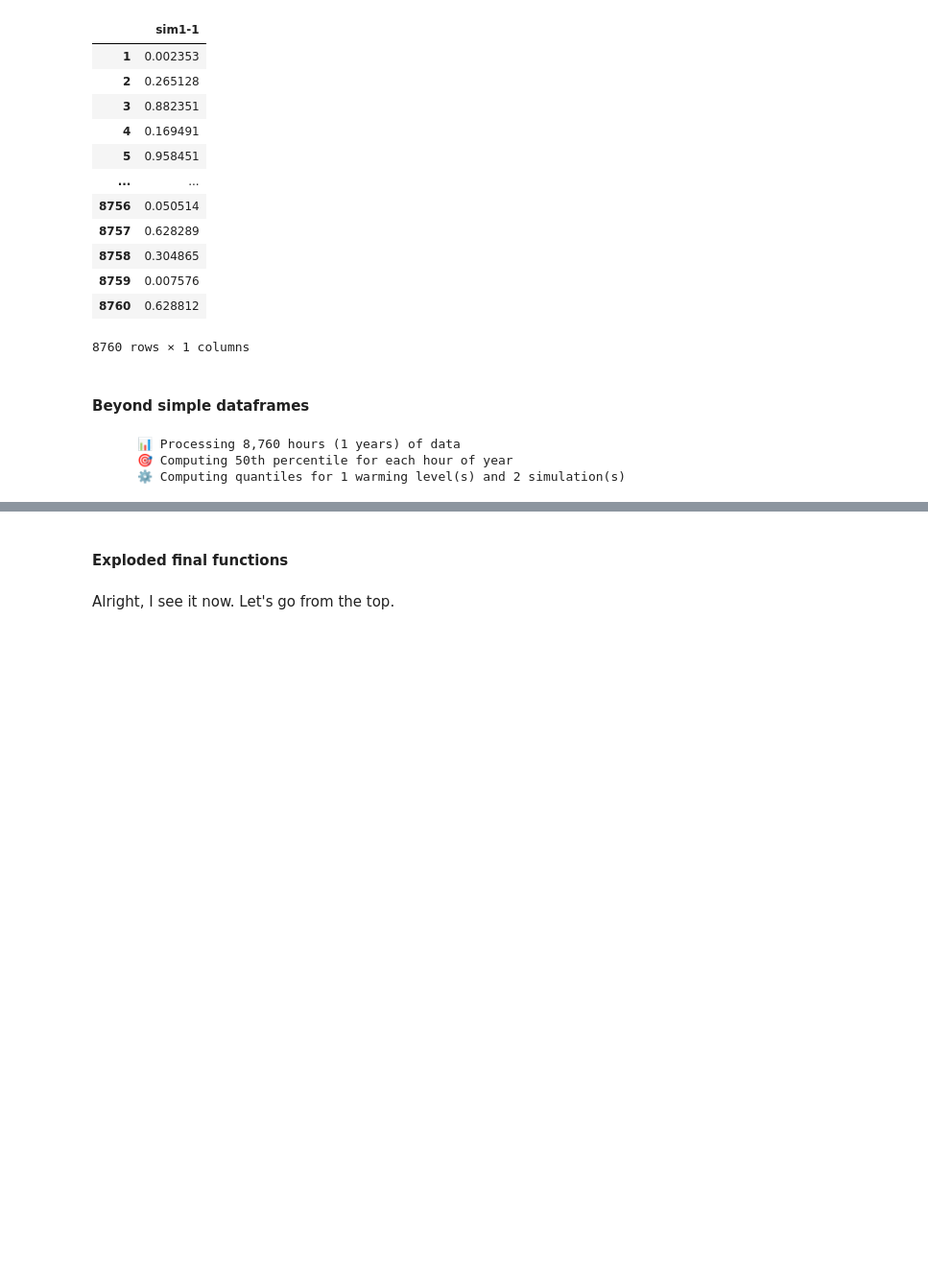
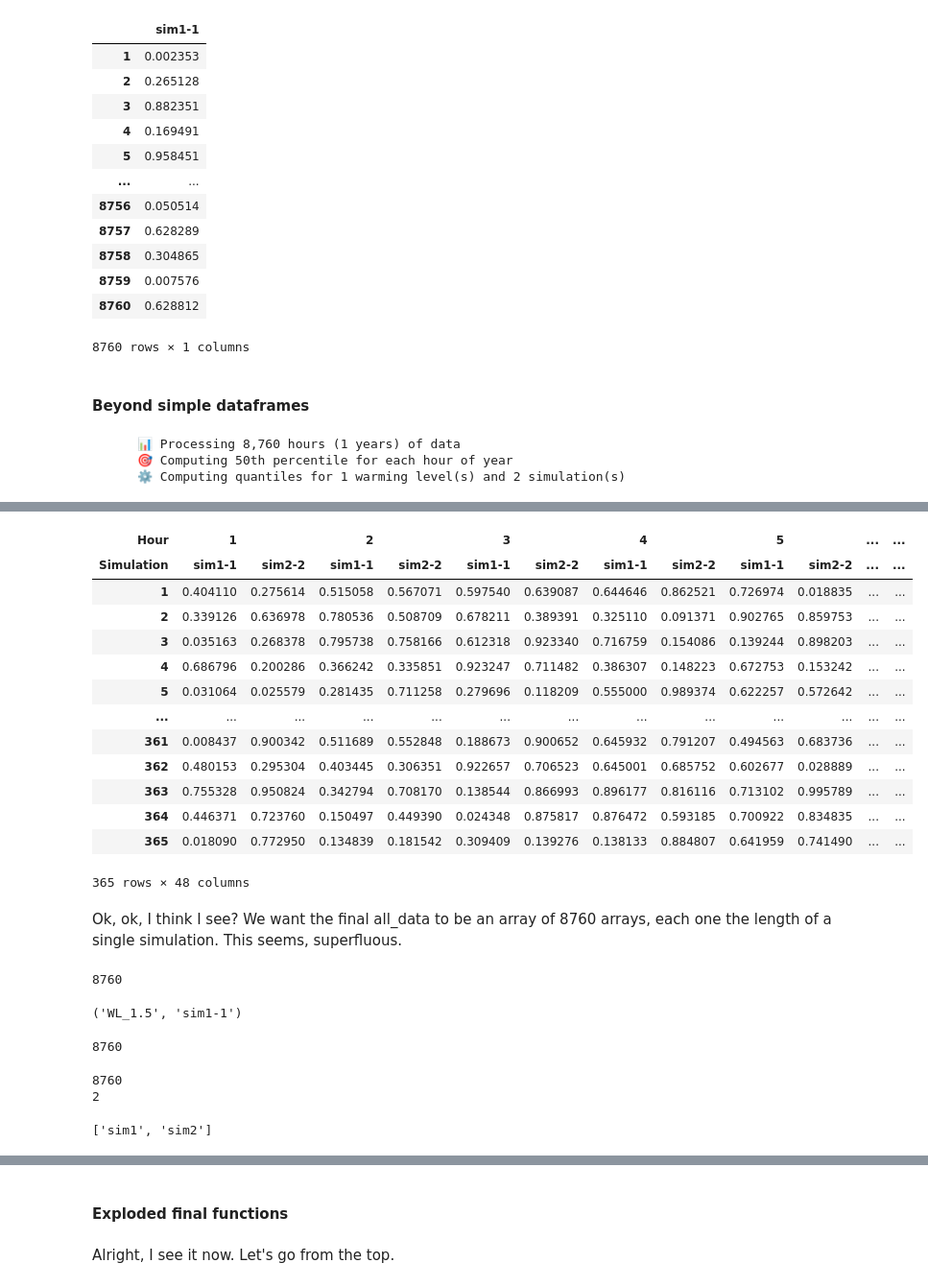
Before and after one commit to cal-adapt/climakitae, a Jupyter notebook: DEV_sy_export.ipynb, the cells around one changed output, grey strips where cells are left out. Shown at 96% size. Drawn from its saved outputs; the diff is of its cells as text; code cells hidden in the pictures; blank space fills up the shorter version.

Commit message:
first pass at multi sim, single wl complete

```diff
--- a/DEV_sy_export.ipynb
+++ b/DEV_sy_export.ipynb
@@ -1001,0 +1086,3 @@ profile_data_reshaped_multi_sim, profile_data_1d_multi_sim = compute_profile(sam
+# %%
+testing_all_data_og = all_data
+profile_data_reshaped_multi_sim
@@ -1001,0 +1120,4 @@ profile_data_reshaped_multi_sim, profile_data_1d_multi_sim = compute_profile(sam
+# %%
+all_data_stacked_og = np.column_stack(testing_all_data_og)
+print(len(all_data_stacked_og)) # there are 365 arrays in this baby
+print(len(all_data_stacked_og[1])) # each one is a row of data
@@ -1001,0 +1143,27 @@ profile_data_reshaped_multi_sim, profile_data_1d_multi_sim = compute_profile(sam
+# %%
+#!#!#!#! end  _stack_profile_data
+
+df_profile_og =  pd.DataFrame(
+    all_data_stacked_og,
+    columns=multi_cols,
+    index=np.arange(1, days_in_year + 1, 1),
+)
+# %%
+df_profile_og
+# %% [output]
+| Hour | 1 |  | 2 |  | 3 |  | 4 |  | 5 |  | ... | ... |
+| Simulation | sim1-1 | sim2-2 | sim1-1 | sim2-2 | sim1-1 | sim2-2 | sim1-1 | sim2-2 | sim1-1 | sim2-2 | ... | ... |
+| 1 | 0.404110 | 0.275614 | 0.515058 | 0.567071 | 0.597540 | 0.639087 | 0.644646 | 0.862521 | 0.726974 | 0.018835 | ... | ... |
+| 2 | 0.339126 | 0.636978 | 0.780536 | 0.508709 | 0.678211 | 0.389391 | 0.325110 | 0.091371 | 0.902765 | 0.859753 | ... | ... |
+| 3 | 0.035163 | 0.268378 | 0.795738 | 0.758166 | 0.612318 | 0.923340 | 0.716759 | 0.154086 | 0.139244 | 0.898203 | ... | ... |
+| 4 | 0.686796 | 0.200286 | 0.366242 | 0.335851 | 0.923247 | 0.711482 | 0.386307 | 0.148223 | 0.672753 | 0.153242 | ... | ... |
+| 5 | 0.031064 | 0.025579 | 0.281435 | 0.711258 | 0.279696 | 0.118209 | 0.555000 | 0.989374 | 0.622257 | 0.572642 | ... | ... |
+| ... | ... | ... | ... | ... | ... | ... | ... | ... | ... | ... | ... | ... |
+| 361 | 0.008437 | 0.900342 | 0.511689 | 0.552848 | 0.188673 | 0.900652 | 0.645932 | 0.791207 | 0.494563 | 0.683736 | ... | ... |
+| 362 | 0.480153 | 0.295304 | 0.403445 | 0.306351 | 0.922657 | 0.706523 | 0.645001 | 0.685752 | 0.602677 | 0.028889 | ... | ... |
+| 363 | 0.755328 | 0.950824 | 0.342794 | 0.708170 | 0.138544 | 0.866993 | 0.896177 | 0.816116 | 0.713102 | 0.995789 | ... | ... |
+| 364 | 0.446371 | 0.723760 | 0.150497 | 0.449390 | 0.024348 | 0.875817 | 0.876472 | 0.593185 | 0.700922 | 0.834835 | ... | ... |
+| 365 | 0.018090 | 0.772950 | 0.134839 | 0.181542 | 0.309409 | 0.139276 | 0.138133 | 0.884807 | 0.641959 | 0.741490 | ... | ... |
+365 rows × 48 columns
+# %% [markdown]
+Ok, ok, I think I see? We want the final all_data to be an array of 8760 arrays, each one the length of a single simulation. This seems, superfluous.
@@ -1001,0 +1242,12 @@ profile_data_reshaped_multi_sim, profile_data_1d_multi_sim = compute_profile(sam
+# %%
+hours_in_year
+# %% [output]
+8760
+# %%
+key
+# %% [output]
+('WL_1.5', 'sim1-1')
+# %%
+profile_data[key]
+# %% [output]
+8760
@@ -1001,0 +1261,6 @@ profile_data_reshaped_multi_sim, profile_data_1d_multi_sim = compute_profile(sam
+# %%
+print(len(all_data_stacked))
+print(len(all_data_stacked[1]))
+# %% [output]
+8760
+2
@@ -1001,0 +1270,4 @@ profile_data_reshaped_multi_sim, profile_data_1d_multi_sim = compute_profile(sam
+# %%
+simulations
+# %% [output]
+['sim1', 'sim2']
```
Also changed, not shown: parts of 14 cells of this notebook.
